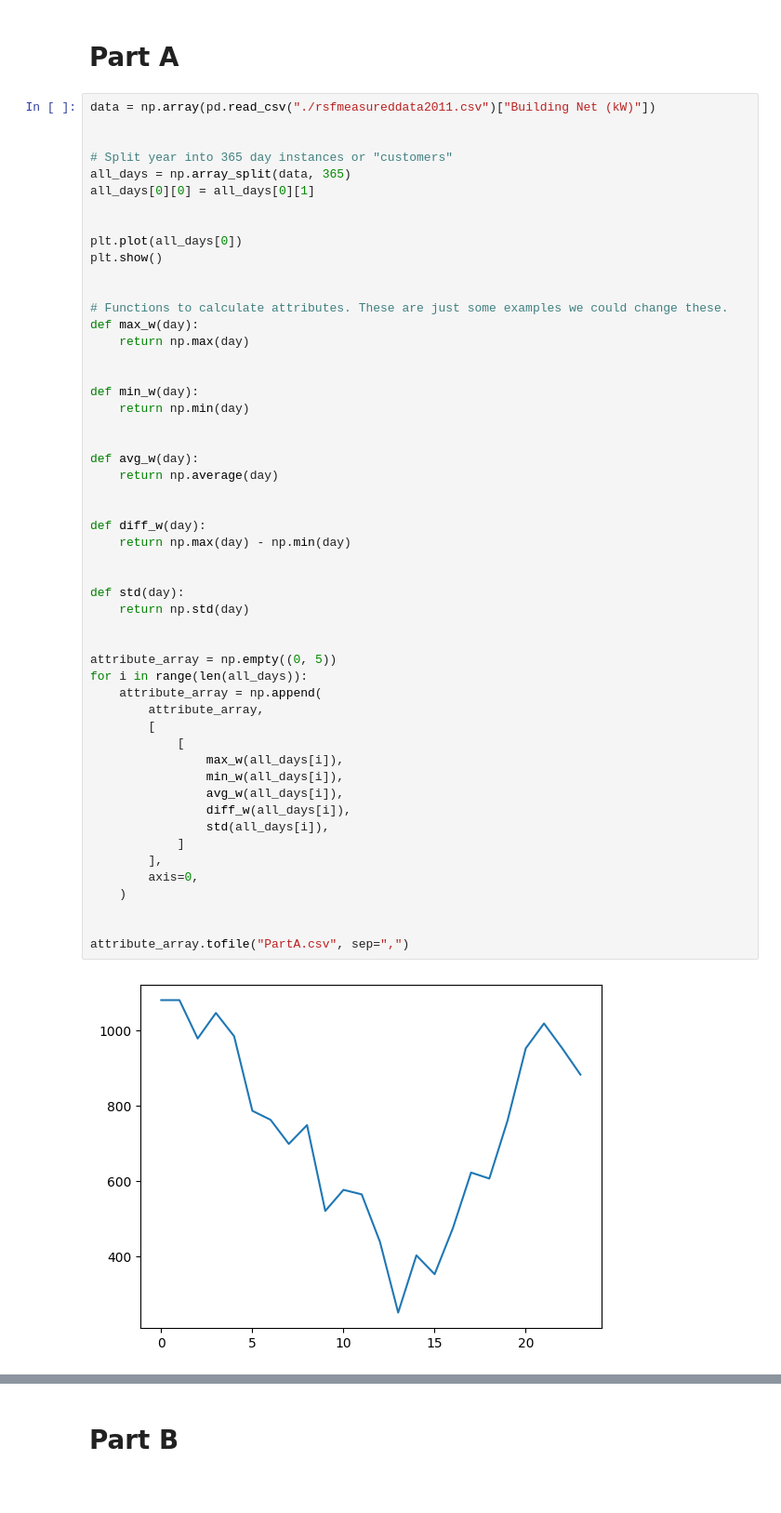
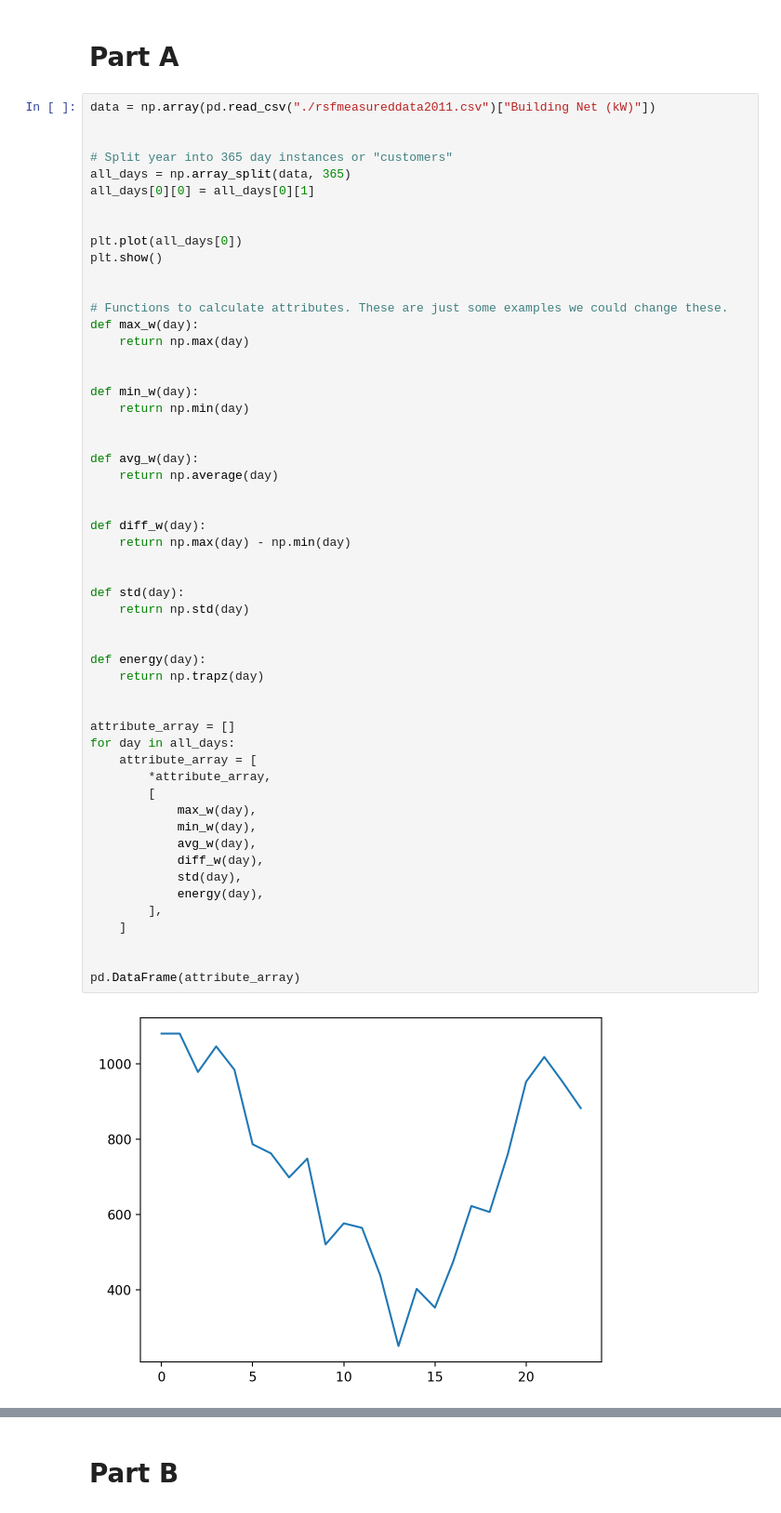
Before and after one commit to davvidbaker/aes-hw-s24, a Jupyter notebook: data-science/customer-classification-project.ipynb, the cells around one changed output, grey strips where cells are left out. Shown at 93% size. Cells and saved outputs as stored; diff of their text form.

```diff
--- a/data-science/customer-classification-project.ipynb
+++ b/data-science/customer-classification-project.ipynb
@@ -21,47 +26,49 @@ all_days[0][0] = all_days[0][1]
 
 
 plt.plot(all_days[0])
 plt.show()
 
 
 # Functions to calculate attributes. These are just some examples we could change these.
 def max_w(day):
     return np.max(day)
 
 
 def min_w(day):
     return np.min(day)
 
 
 def avg_w(day):
     return np.average(day)
 
 
 def diff_w(day):
     return np.max(day) - np.min(day)
 
 
 def std(day):
     return np.std(day)
 
 
-attribute_array = np.empty((0, 5))
-for i in range(len(all_days)):
-    attribute_array = np.append(
-        attribute_array,
-        [
-            [
-                max_w(all_days[i]),
-                min_w(all_days[i]),
-                avg_w(all_days[i]),
-                diff_w(all_days[i]),
-                std(all_days[i]),
-            ]
-        ],
-        axis=0,
-    )
+def energy(day):
+    return np.trapz(day)
 
 
-attribute_array.tofile("PartA.csv", sep=",")
+attribute_array = []
+for day in all_days:
+    attribute_array = [
+        *attribute_array,
+        [
+            max_w(day),
+            min_w(day),
+            avg_w(day),
+            diff_w(day),
+            std(day),
+            energy(day),
+        ],
+    ]
+
+
+pd.DataFrame(attribute_array)
 # %% [output]
-[figure, old version]
+[figure, new version]
```
Also changed, not shown: parts of 8 cells of this notebook, 1 other file.
